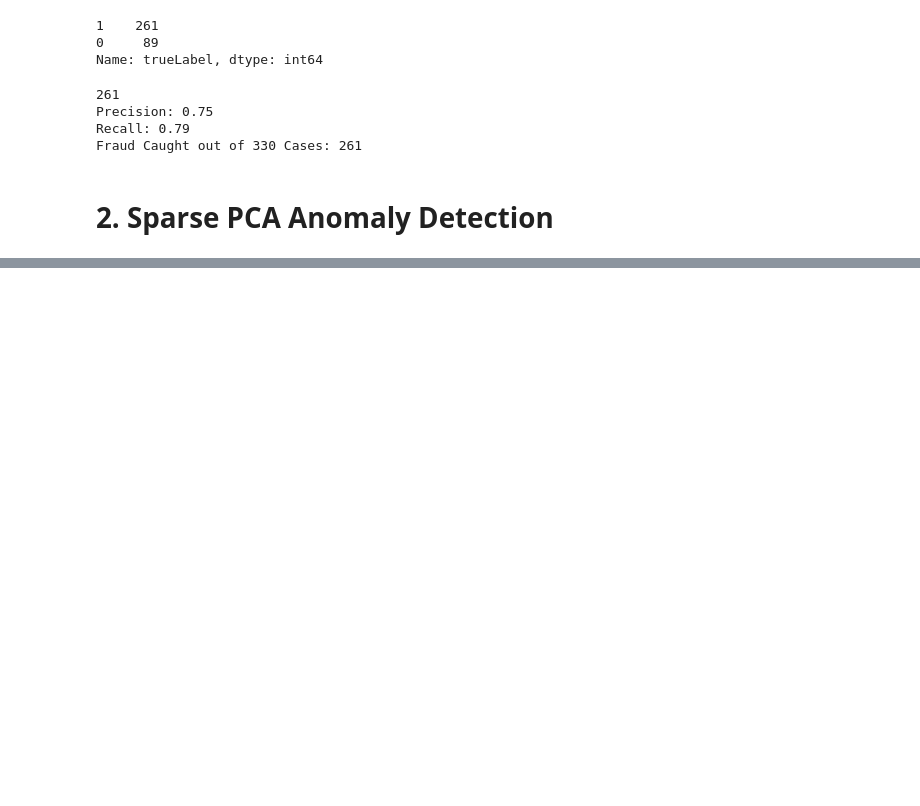
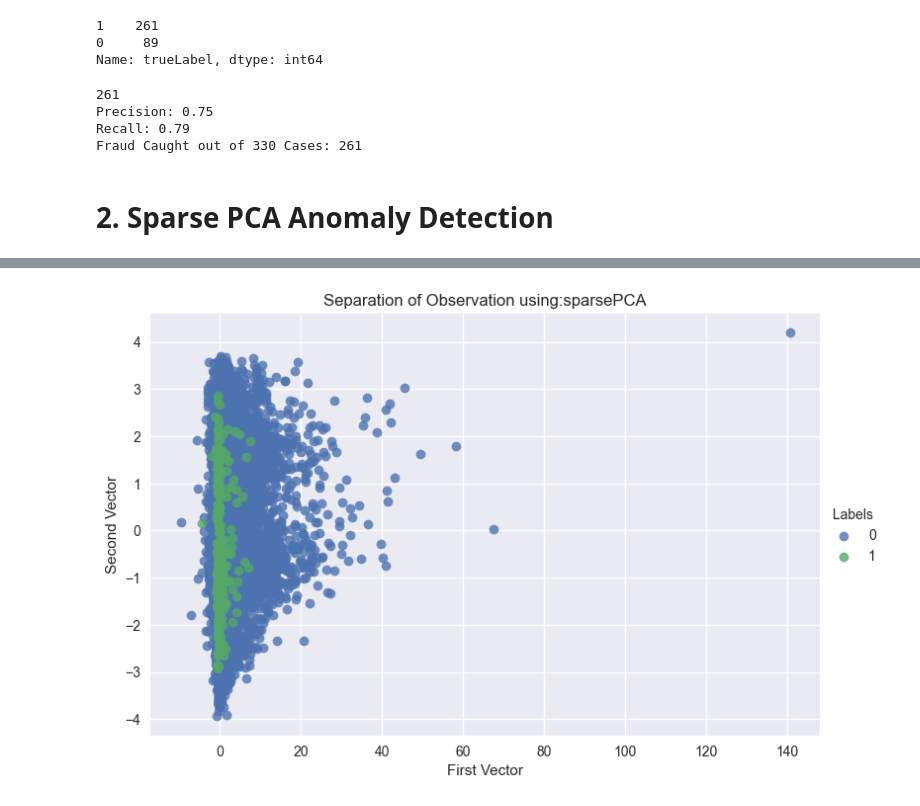
Before and after one commit to rakeshku93/machineLearningProjects, a Jupyter notebook: unsupervised_handson/Ch-4 Anomaly Detection/ch4_fraud_detection.ipynb, the cells around one changed output, grey strips where cells are left out. Cells and saved outputs as stored; diff of their text form; code cells hidden in the pictures; blank space fills up the shorter version.

```diff
--- a/unsupervised_handson/Ch-4 Anomaly Detection/ch4_fraud_detection.ipynb
+++ b/unsupervised_handson/Ch-4 Anomaly Detection/ch4_fraud_detection.ipynb
@@ -337,3 +337,24 @@ Recall: 0.79
 Fraud Caught out of 330 Cases: 261
 # %% [markdown]
 # 2. Sparse PCA Anomaly Detection
+# %%
+from sklearn.decomposition import SparsePCA
+
+n_components = 27
+alpha = 0.01
+random_state = 2018
+n_jobs = -1
+verbose=1
+
+sparsePCA = SparsePCA(n_components=n_components,
+                alpha=alpha,
+                n_jobs=n_jobs,
+                verbose=verbose,
+                random_state=random_state)
+
+
+X_train_sparsePCA = sparsePCA.fit_transform(X_train)
+X_train_sparsePCA_inverse = sparsePCA.inverse_transform(X_train_sparsePCA)
+
+X_train_sparsePCA = pd.DataFrame(X_train_sparsePCA, index=X_train.index)
+X_train_sparsePCA_inverse = pd.DataFrame(X_train_sparsePCA_inverse, index=X_train.index)
@@ -339,0 +374,4 @@ Fraud Caught out of 330 Cases: 261
+# %%
+scatter_plot(X_train_sparsePCA, y_train, algoName="sparsePCA", height=10, aspect=1)
+# %% [output]
+[figure, added]
```
Also changed, not shown: parts of 26 cells of this notebook.
